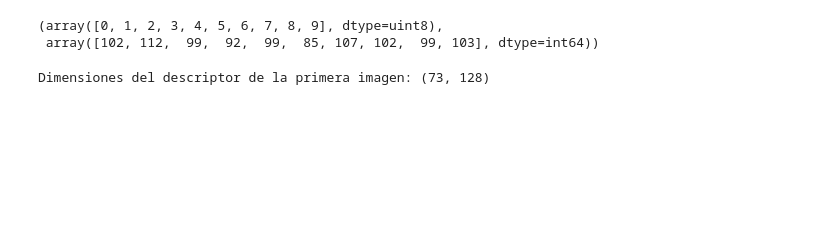
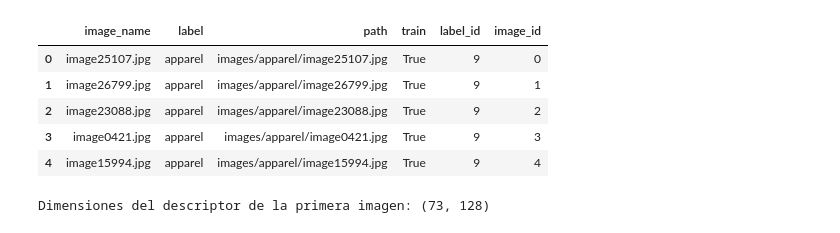
Before and after one commit to RubenCid35/CBIR, a Jupyter notebook: clasificacion_imagenes_cifra10.ipynb, the cells around one changed output. Cells and saved outputs as stored; diff of their text form; code cells hidden in the pictures; blank space fills up the shorter version.

```diff
--- a/clasificacion_imagenes_cifra10.ipynb
+++ b/clasificacion_imagenes_cifra10.ipynb
@@ -18,6 +1,18 @@ plt.imshow(images[-1])
-# %%
-np.unique(y_subset, return_counts=1)
-# %% [output]
-(array([0, 1, 2, 3, 4, 5, 6, 7, 8, 9], dtype=uint8),
- array([102, 112,  99,  92,  99,  85, 107, 102,  99, 103], dtype=int64))
+# %%
+import pandas as pd
+import numpy as np
+import matplotlib.pyplot as plt
+import cv2
+
+from utils import load_images, load_features, save_features
+
+images_paths, images = load_images(True)
+images_paths.head()
+# %% [output]
+|  | image_name | label | path | train | label_id | image_id |
+| 0 | image25107.jpg | apparel | images/apparel/image25107.jpg | True | 9 | 0 |
+| 1 | image26799.jpg | apparel | images/apparel/image26799.jpg | True | 9 | 1 |
+| 2 | image23088.jpg | apparel | images/apparel/image23088.jpg | True | 9 | 2 |
+| 3 | image0421.jpg | apparel | images/apparel/image0421.jpg | True | 9 | 3 |
+| 4 | image15994.jpg | apparel | images/apparel/image15994.jpg | True | 9 | 4 |
 # %%
```
Also changed, not shown: parts of 6 cells of this notebook, 7 other files.
